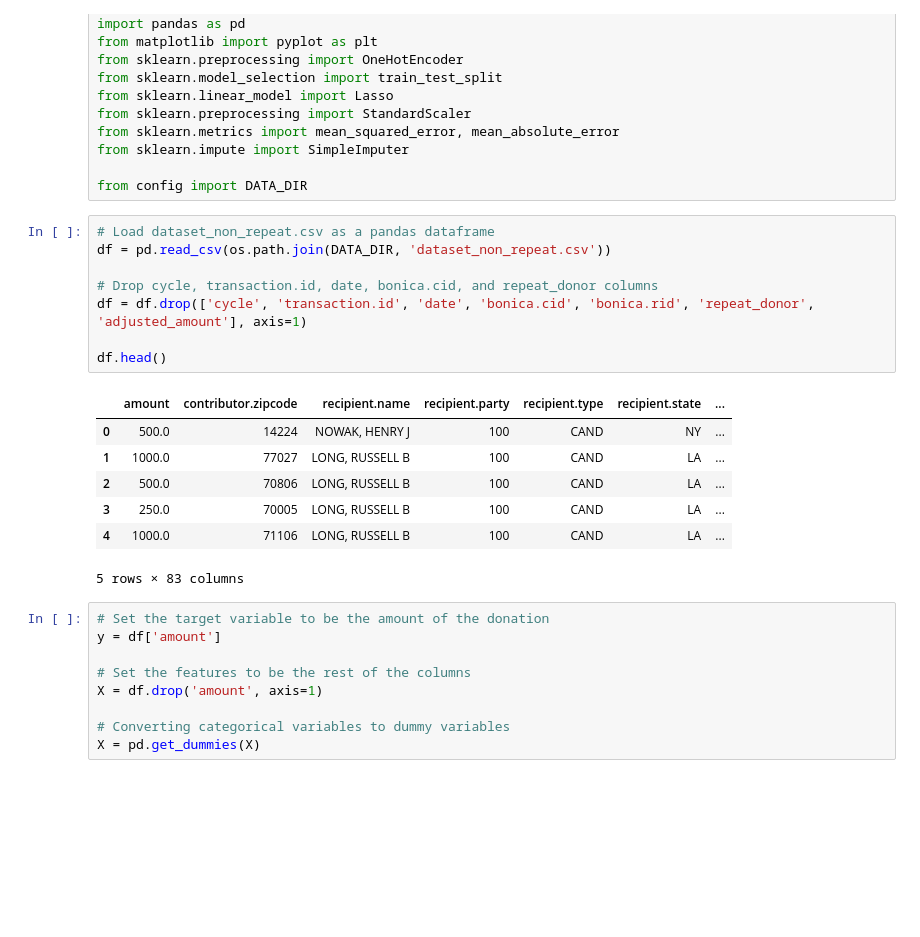
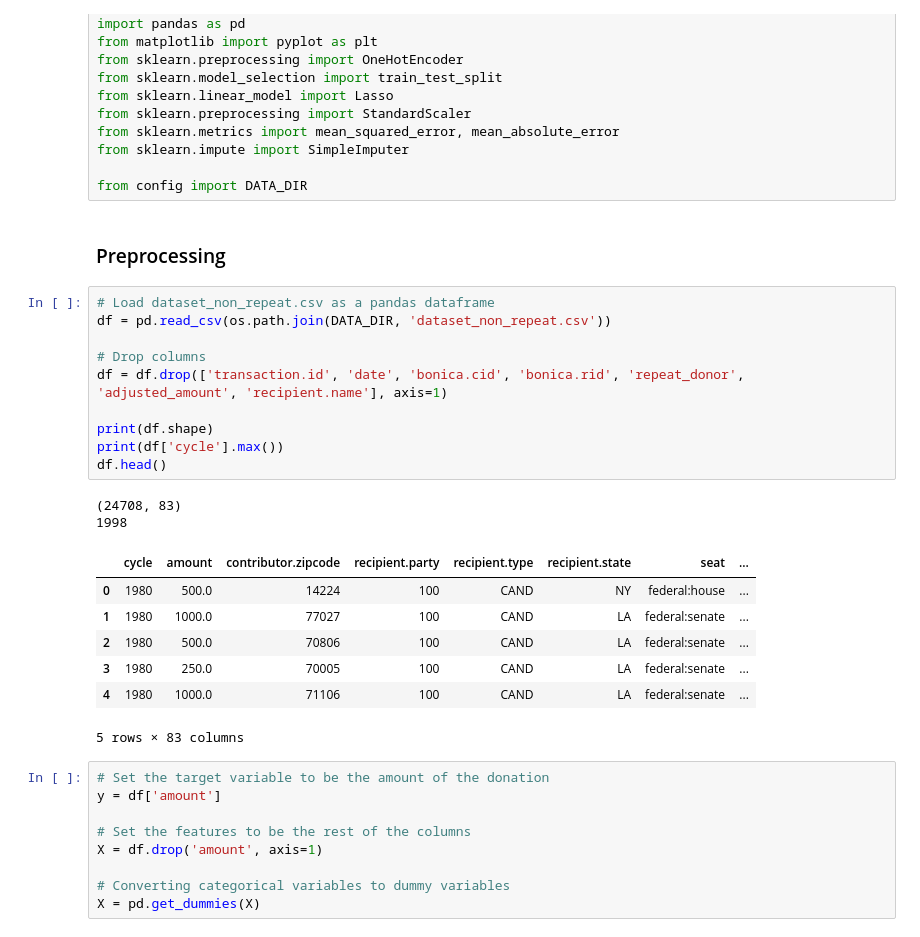
Before and after one commit to aaronzberger/donorAskAmount, a Jupyter notebook: src/non_repeat_classification.ipynb, the cells around one changed output. Drawn from its saved outputs; the diff is of its cells as text; blank space fills up the shorter version.

```diff
--- a/src/non_repeat_classification.ipynb
+++ b/src/non_repeat_classification.ipynb
@@ -12,22 +16,28 @@ from sklearn.metrics import mean_squared_error, mean_absolute_error
 from sklearn.impute import SimpleImputer
 
 from config import DATA_DIR
+# %% [markdown]
+### Preprocessing
 # %%
 # Load dataset_non_repeat.csv as a pandas dataframe
 df = pd.read_csv(os.path.join(DATA_DIR, 'dataset_non_repeat.csv'))
 
-# Drop cycle, transaction.id, date, bonica.cid, and repeat_donor columns
-df = df.drop(['cycle', 'transaction.id', 'date', 'bonica.cid', 'bonica.rid', 'repeat_donor', 'adjusted_amount'], axis=1)
+# Drop columns
+df = df.drop(['transaction.id', 'date', 'bonica.cid', 'bonica.rid', 'repeat_donor', 'adjusted_amount', 'recipient.name'], axis=1)
 
+print(df.shape)
+print(df['cycle'].max())
 df.head()
 # %% [output]
+(24708, 83)
+1998
-|  | amount | contributor.zipcode | recipient.name | recipient.party | recipient.type | recipient.state | ... |
-| 0 | 500.0 | 14224 | NOWAK, HENRY J | 100 | CAND | NY | ... |
-| 1 | 1000.0 | 77027 | LONG, RUSSELL B | 100 | CAND | LA | ... |
-| 2 | 500.0 | 70806 | LONG, RUSSELL B | 100 | CAND | LA | ... |
-| 3 | 250.0 | 70005 | LONG, RUSSELL B | 100 | CAND | LA | ... |
-| 4 | 1000.0 | 71106 | LONG, RUSSELL B | 100 | CAND | LA | ... |
+|  | cycle | amount | contributor.zipcode | recipient.party | recipient.type | recipient.state | seat | ... |
+| 0 | 1980 | 500.0 | 14224 | 100 | CAND | NY | federal:house | ... |
+| 1 | 1980 | 1000.0 | 77027 | 100 | CAND | LA | federal:senate | ... |
+| 2 | 1980 | 500.0 | 70806 | 100 | CAND | LA | federal:senate | ... |
+| 3 | 1980 | 250.0 | 70005 | 100 | CAND | LA | federal:senate | ... |
+| 4 | 1980 | 1000.0 | 71106 | 100 | CAND | LA | federal:senate | ... |
-5 rows × 83 columns
+5 rows × 83 columns
 # %%
 # Set the target variable to be the amount of the donation
 y = df['amount']
```
Also changed, not shown: parts of 10 cells of this notebook.
